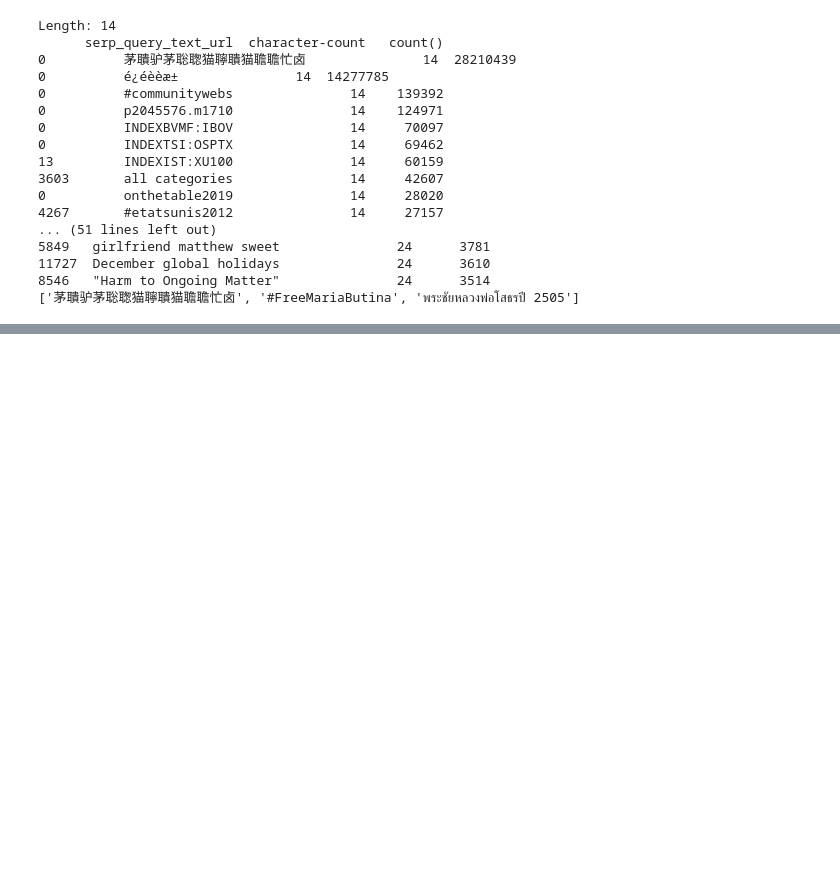
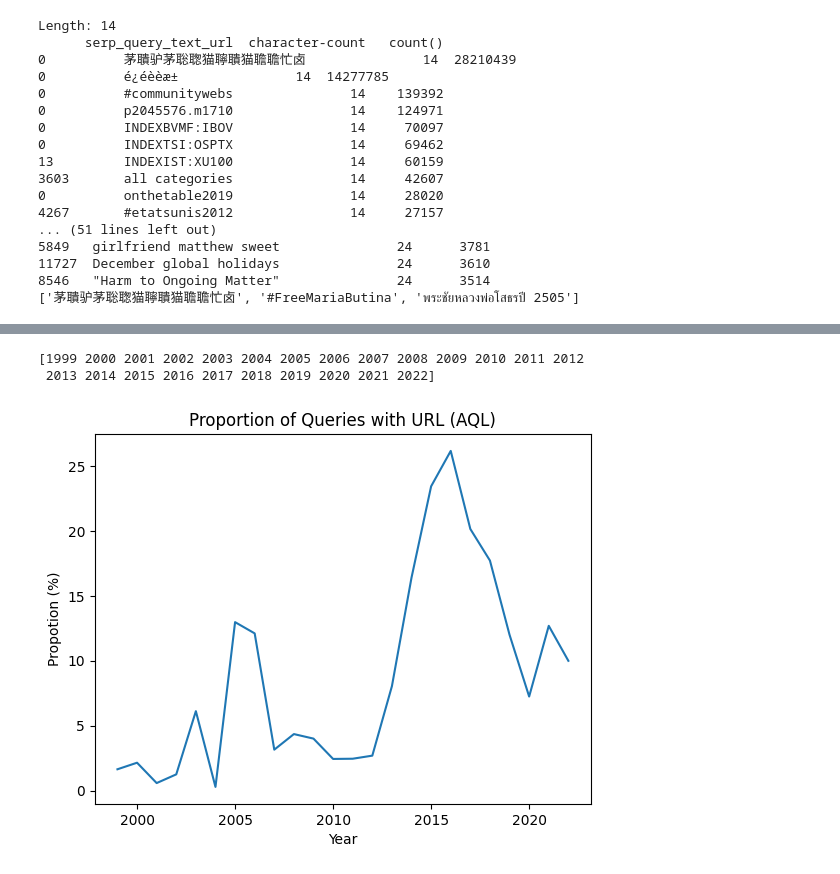
Before and after one commit to bnsch98/verifying-query-logs-from-unknown-sources, a Jupyter notebook: src/thesis_schneg/inspect_results.ipynb, the cells around one changed output, grey strips where cells are left out. Drawn from its saved outputs; the diff is of its cells as text; code cells hidden in the pictures; blank space fills up the shorter version.

Commit message:
repo: new plots added (2006-word-count), code: decode error inspect-results, url-ratio inspect-results

```diff
--- a/src/thesis_schneg/inspect_results.ipynb
+++ b/src/thesis_schneg/inspect_results.ipynb
@@ -168,0 +207,32 @@ Length: 14
+# %%
+from thesis_schneg.vis_modules import _get_results_paths, load_results
+
+analysis = 'get-temporal-url-proportion'
+dataset = 'aql'
+result_paths = _get_results_paths(dataset, analysis)
+result_data = load_results(result_paths)
+# %%
+import matplotlib.pyplot as plt
+import numpy as np
+result_data
+years = result_data['year'].unique()
+years.sort()
+print(years)
+annual_url_ratios = []
+for year in years:
+    data = result_data.query('year == @year')
+    urls = data.query('`is-url`')['count()']
+    non_urls = data.query('`is-url` == False')['count()']
+    annual_url_ratios.append(urls.sum() / (urls.sum() + non_urls.sum()))
+x = years
+y = np.array(annual_url_ratios)*100
+
+plt.plot(x, y)
+plt.xlabel('Year')
+plt.ylabel('Propotion (%)')
+plt.title('Proportion of Queries with URL (AQL)')
+plt.show()
+# %% [output]
+[1999 2000 2001 2002 2003 2004 2005 2006 2007 2008 2009 2010 2011 2012
+ 2013 2014 2015 2016 2017 2018 2019 2020 2021 2022]
+[figure, added]
```
Also changed, not shown: parts of 3 cells of this notebook, 10 other files.
